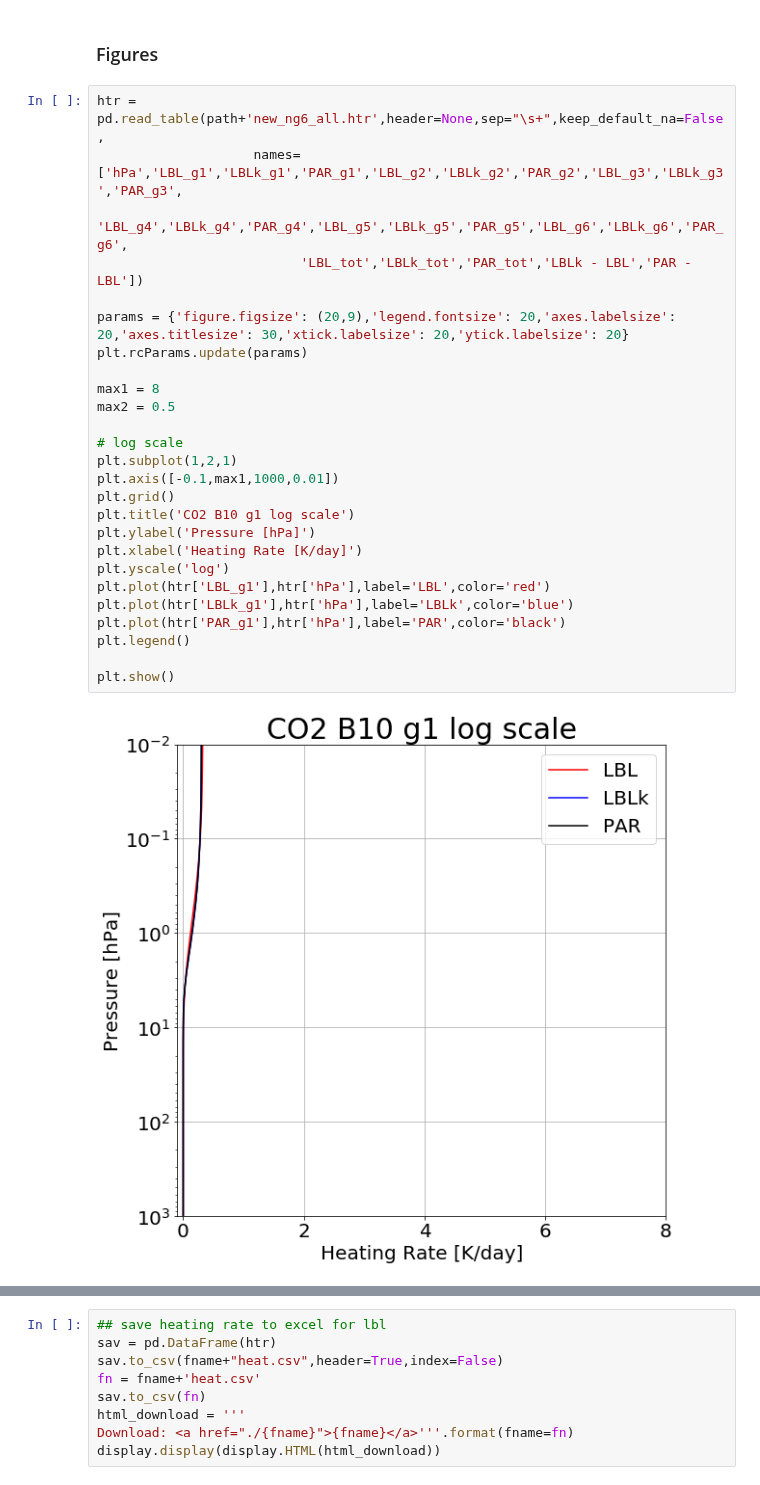
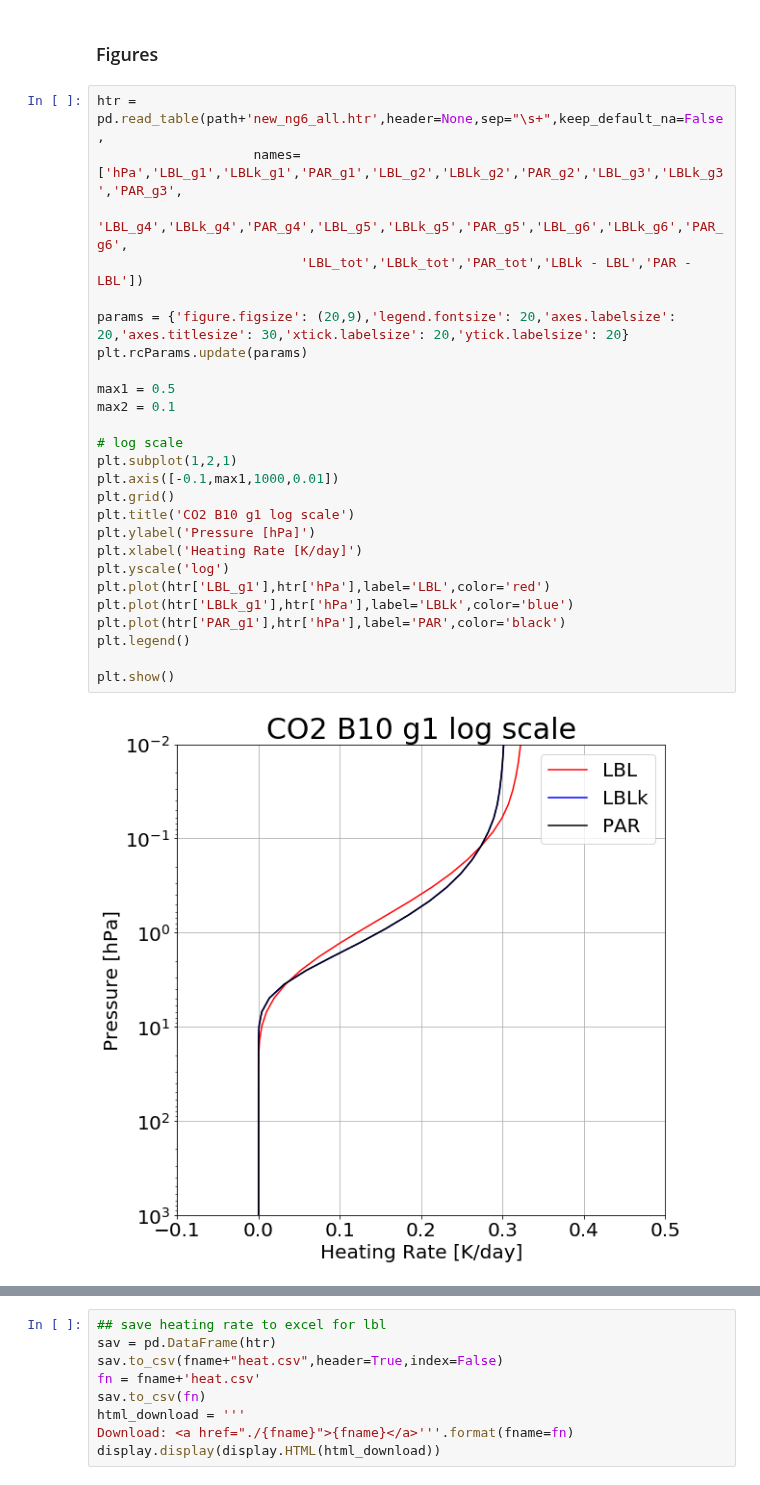
Before and after one commit to kimbuyo/Radiation_SW, a Jupyter notebook: Param/CO2/B10/190213_Result/CO2x2/CO2_B10_cosz1.0_trp75_x2_result.ipynb, the cells around one changed output, grey strips where cells are left out. Cells and saved outputs as stored; diff of their text form.

```diff
--- a/Param/CO2/B10/190213_Result/CO2x2/CO2_B10_cosz1.0_trp75_x2_result.ipynb
+++ b/Param/CO2/B10/190213_Result/CO2x2/CO2_B10_cosz1.0_trp75_x2_result.ipynb
@@ -71,31 +71,31 @@ Download: CO2_B10_cosz1.0_trp75_x2_flux.csv
 # %%
 htr = pd.read_table(path+'new_ng6_all.htr',header=None,sep="\s+",keep_default_na=False,
                     names=['hPa','LBL_g1','LBLk_g1','PAR_g1','LBL_g2','LBLk_g2','PAR_g2','LBL_g3','LBLk_g3','PAR_g3',
                           'LBL_g4','LBLk_g4','PAR_g4','LBL_g5','LBLk_g5','PAR_g5','LBL_g6','LBLk_g6','PAR_g6',
                           'LBL_tot','LBLk_tot','PAR_tot','LBLk - LBL','PAR - LBL'])
 
 params = {'figure.figsize': (20,9),'legend.fontsize': 20,'axes.labelsize': 20,'axes.titlesize': 30,'xtick.labelsize': 20,'ytick.labelsize': 20}
 plt.rcParams.update(params)
 
-max1 = 8
-max2 = 0.5
+max1 = 0.5
+max2 = 0.1
 
 # log scale
 plt.subplot(1,2,1)
 plt.axis([-0.1,max1,1000,0.01])
 plt.grid()
 plt.title('CO2 B10 g1 log scale')
 plt.ylabel('Pressure [hPa]')
 plt.xlabel('Heating Rate [K/day]')
 plt.yscale('log')
 plt.plot(htr['LBL_g1'],htr['hPa'],label='LBL',color='red')
 plt.plot(htr['LBLk_g1'],htr['hPa'],label='LBLk',color='blue')
 plt.plot(htr['PAR_g1'],htr['hPa'],label='PAR',color='black')
 plt.legend()
 
 plt.show()
 # %% [output]
-[figure, old version]
+[figure, new version]
 # %%
 # linear scale
 plt.subplot(1,2,2)
```
Also changed, not shown: parts of 13 cells of this notebook.
